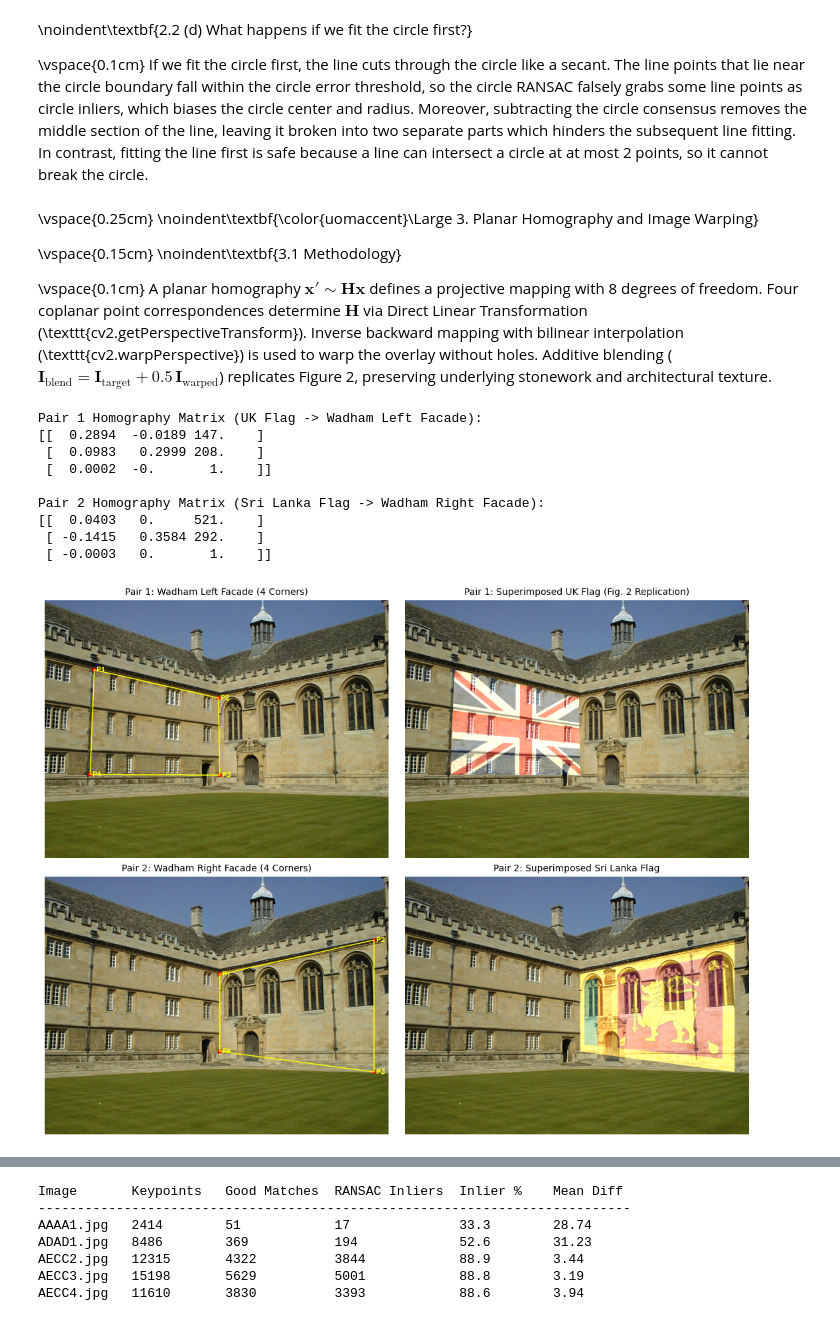
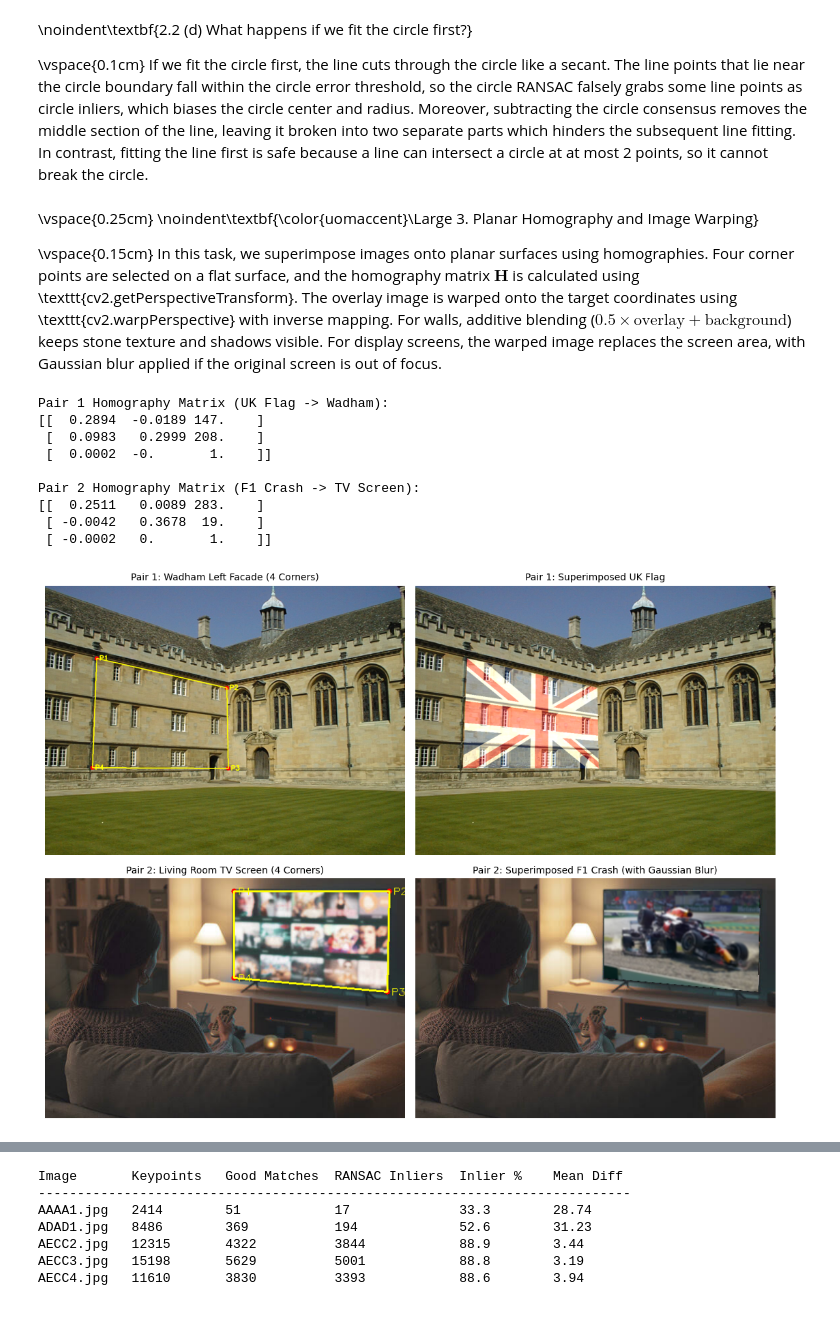
Before and after one commit to RumethRanhinda/EN3160-Vision-UoM, a Jupyter notebook: Assignments/Fitting and Alignment/230566U_a02.ipynb, the cells around one changed output, grey strips where cells are left out. Cells and saved outputs as stored; diff of their text form; code cells hidden in the pictures.

Commit message:
Task 3 Completed

```diff
--- a/Assignments/Fitting and Alignment/230566U_a02.ipynb
+++ b/Assignments/Fitting and Alignment/230566U_a02.ipynb
@@ -320,15 +320,13 @@ If we fit the circle first, the line cuts through the circle like a secant. The
 \noindent\textbf{\color{uomaccent}\Large 3. Planar Homography and Image Warping}
 
 \vspace{0.15cm}
-\noindent\textbf{3.1 Methodology}
-
-\vspace{0.1cm}
-A planar homography $\mathbf{x}' \sim \mathbf{H}\mathbf{x}$ defines a projective mapping with 8 degrees of freedom. Four coplanar point correspondences determine $\mathbf{H}$ via Direct Linear Transformation (\texttt{cv2.getPerspectiveTransform}). Inverse backward mapping with bilinear interpolation (\texttt{cv2.warpPerspective}) is used to warp the overlay without holes. Additive blending ($\mathbf{I}_{\text{blend}} = \mathbf{I}_{\text{target}} + 0.5\,\mathbf{I}_{\text{warped}}$) replicates Figure 2, preserving underlying stonework and architectural texture.
+In this task, we superimpose images onto planar surfaces using homographies. Four corner points are selected on a flat surface, and the homography matrix $\mathbf{H}$ is calculated using \texttt{cv2.getPerspectiveTransform}. The overlay image is warped onto the target coordinates using \texttt{cv2.warpPerspective} with inverse mapping. For walls, additive blending ($0.5 \times \text{overlay} + \text{background}$) keeps stone texture and shadows visible. For display screens, the warped image replaces the screen area, with Gaussian blur applied if the original screen is out of focus.
 # %%
-# Task 3: Planar Homography Warping on Architectural Facades
-def superimpose_image(target_path, overlay_path, dst_pts, blend_mode='additive', alpha=0.5):
+def superimpose_image(target_path, overlay_path, dst_pts, blend_mode='additive', alpha=0.5, blur=None):
     target = cv2.imread(target_path)
     overlay = cv2.imread(overlay_path, cv2.IMREAD_UNCHANGED)
+    if blur is not None:
+        overlay = cv2.GaussianBlur(overlay, blur[0], blur[1])
     h_ov, w_ov = overlay.shape[:2]
     src_pts = np.float32([[0, 0], [w_ov - 1, 0], [w_ov - 1, h_ov - 1], [0, h_ov - 1]])
 
@@ -339,52 +337,55 @@ def superimpose_image(target_path, overlay_path, dst_pts, blend_mode='additive',
     mask = np.zeros((h_t, w_t), dtype=np.uint8)
     cv2.fillConvexPoly(mask, dst_pts.astype(np.int32), 255)
 
     result = target.copy()
     if blend_mode == 'additive':
         result[mask > 0] = cv2.add(result[mask > 0], (warped[mask > 0, :3] * alpha).astype(np.uint8))
+    elif blend_mode == 'replace':
+        result[mask > 0] = warped[mask > 0, :3]
     return result, H
 
-# Pair 1: Wadham College Left Facade + UK Flag (Figure 2 Replication)
+# Wadham College + UK Flag
 pts_wadham = np.float32([[147, 208], [517, 292], [521, 521], [135, 519]])
-res_wadham, H1 = superimpose_image('src/wadham.jpg', 'src/flag.png', pts_wadham)
+res_wadham, H1 = superimpose_image('src/wadham.jpg', 'src/flag.png', pts_wadham, blend_mode='additive', alpha=0.5)
 
 orig_wadham = cv2.imread('src/wadham.jpg')
 for i, pt in enumerate(pts_wadham):
     cv2.circle(orig_wadham, tuple(pt.astype(int)), 6, (0, 0, 255), -1)
     cv2.putText(orig_wadham, f"P{i+1}", (int(pt[0]) + 8, int(pt[1]) + 5), cv2.FONT_HERSHEY_SIMPLEX, 0.6, (0, 255, 255), 2)
 cv2.polylines(orig_wadham, [pts_wadham.astype(np.int32)], True, (0, 255, 255), 2)
 
-# Pair 2: Wadham College Right Facade + Sri Lanka Flag
-pts_sl = np.float32([[521, 292], [980, 190], [980, 582], [521, 521]])
-res_sl, H2 = superimpose_image('src/wadham.jpg', 'src/sri_lanka_flag.png', pts_sl)
+# Living Room TV Screen + Blurred F1 Crash
+pts_tv = np.float32([[283, 19], [516, 19], [513, 170], [283, 149]])
+res_tv, H2 = superimpose_image('src/tv.jpg', 'src/crash.jpg', pts_tv, blend_mode='replace', blur=((11, 11), 4))
 
-orig_sl = cv2.imread('src/wadham.jpg')
-for i, pt in enumerate(pts_sl):
-    cv2.circle(orig_sl, tuple(pt.astype(int)), 6, (0, 0, 255), -1)
-    cv2.putText(orig_sl, f"P{i+1}", (int(pt[0]) + 8, int(pt[1]) + 5), cv2.FONT_HERSHEY_SIMPLEX, 0.6, (0, 255, 255), 2)
-cv2.polylines(orig_sl, [pts_sl.astype(np.int32)], True, (0, 255, 255), 2)
+orig_tv = cv2.imread('src/tv.jpg')
+for i, pt in enumerate(pts_tv):
+    cv2.circle(orig_tv, tuple(pt.astype(int)), 4, (0, 0, 255), -1)
+    cv2.putText(orig_tv, f"P{i+1}", (int(pt[0]) + 6, int(pt[1]) + 5), cv2.FONT_HERSHEY_SIMPLEX, 0.5, (0, 255, 255), 1)
+cv2.polylines(orig_tv, [pts_tv.astype(np.int32)], True, (0, 255, 255), 2)
 
-print("Pair 1 Homography Matrix (UK Flag -> Wadham Left Facade):")
+# Display Results
+print("Pair 1 Homography Matrix (UK Flag -> Wadham):")
 print(np.array2string(H1, precision=4, suppress_small=True))
-print("\nPair 2 Homography Matrix (Sri Lanka Flag -> Wadham Right Facade):")
+print("\nPair 2 Homography Matrix (F1 Crash -> TV Screen):")
 print(np.array2string(H2, precision=4, suppress_small=True))
 
 fig, axes = plt.subplots(2, 2, figsize=(11, 8.5))
 axes[0, 0].imshow(cv2.cvtColor(orig_wadham, cv2.COLOR_BGR2RGB)); axes[0, 0].set_title("Pair 1: Wadham Left Facade (4 Corners)", fontsize=10); axes[0, 0].axis('off')
-axes[0, 1].imshow(cv2.cvtColor(res_wadham, cv2.COLOR_BGR2RGB)); axes[0, 1].set_title("Pair 1: Superimposed UK Flag (Fig. 2 Replication)", fontsize=10); axes[0, 1].axis('off')
-axes[1, 0].imshow(cv2.cvtColor(orig_sl, cv2.COLOR_BGR2RGB)); axes[1, 0].set_title("Pair 2: Wadham Right Facade (4 Corners)", fontsize=10); axes[1, 0].axis('off')
-axes[1, 1].imshow(cv2.cvtColor(res_sl, cv2.COLOR_BGR2RGB)); axes[1, 1].set_title("Pair 2: Superimposed Sri Lanka Flag", fontsize=10); axes[1, 1].axis('off')
+axes[0, 1].imshow(cv2.cvtColor(res_wadham, cv2.COLOR_BGR2RGB)); axes[0, 1].set_title("Pair 1: Superimposed UK Flag", fontsize=10); axes[0, 1].axis('off')
+axes[1, 0].imshow(cv2.cvtColor(orig_tv, cv2.COLOR_BGR2RGB)); axes[1, 0].set_title("Pair 2: Living Room TV Screen (4 Corners)", fontsize=10); axes[1, 0].axis('off')
+axes[1, 1].imshow(cv2.cvtColor(res_tv, cv2.COLOR_BGR2RGB)); axes[1, 1].set_title("Pair 2: Superimposed F1 Crash (with Gaussian Blur)", fontsize=10); axes[1, 1].axis('off')
 plt.tight_layout()
 plt.show()
 # %% [output]
-Pair 1 Homography Matrix (UK Flag -> Wadham Left Facade):
+Pair 1 Homography Matrix (UK Flag -> Wadham):
 [[  0.2894  -0.0189 147.    ]
  [  0.0983   0.2999 208.    ]
  [  0.0002  -0.       1.    ]]
 
-Pair 2 Homography Matrix (Sri Lanka Flag -> Wadham Right Facade):
-[[  0.0403   0.     521.    ]
- [ -0.1415   0.3584 292.    ]
- [ -0.0003   0.       1.    ]]
+Pair 2 Homography Matrix (F1 Crash -> TV Screen):
+[[  0.2511   0.0089 283.    ]
+ [ -0.0042   0.3678  19.    ]
+ [ -0.0002   0.       1.    ]]
-[figure, old version]
+[figure, new version]
 # %% [markdown]
```
Also changed, not shown: parts of 4 cells of this notebook, 4 other files.
